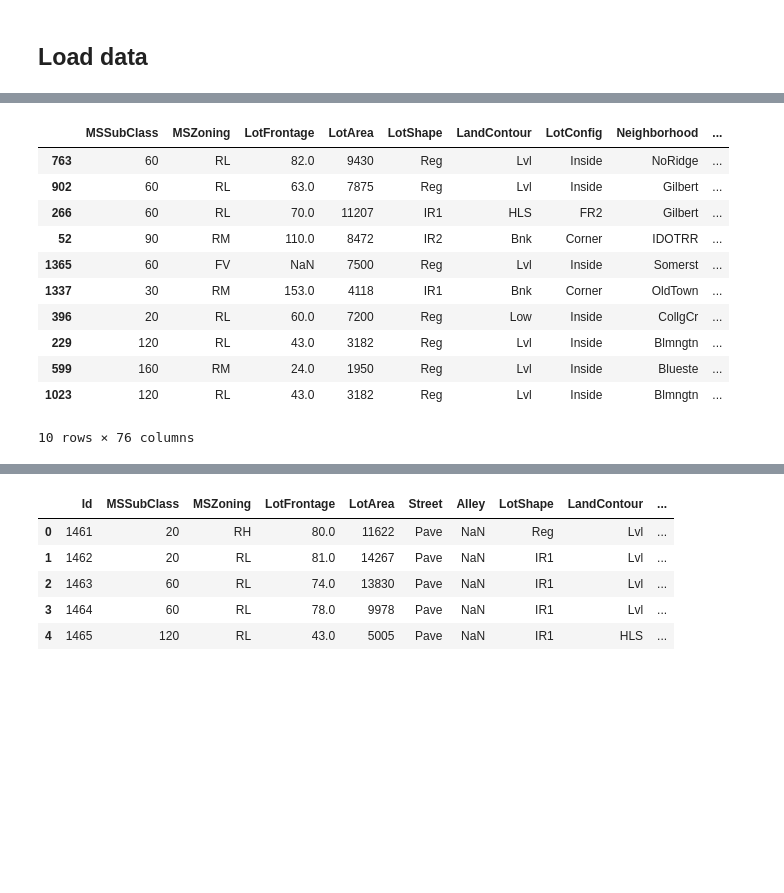
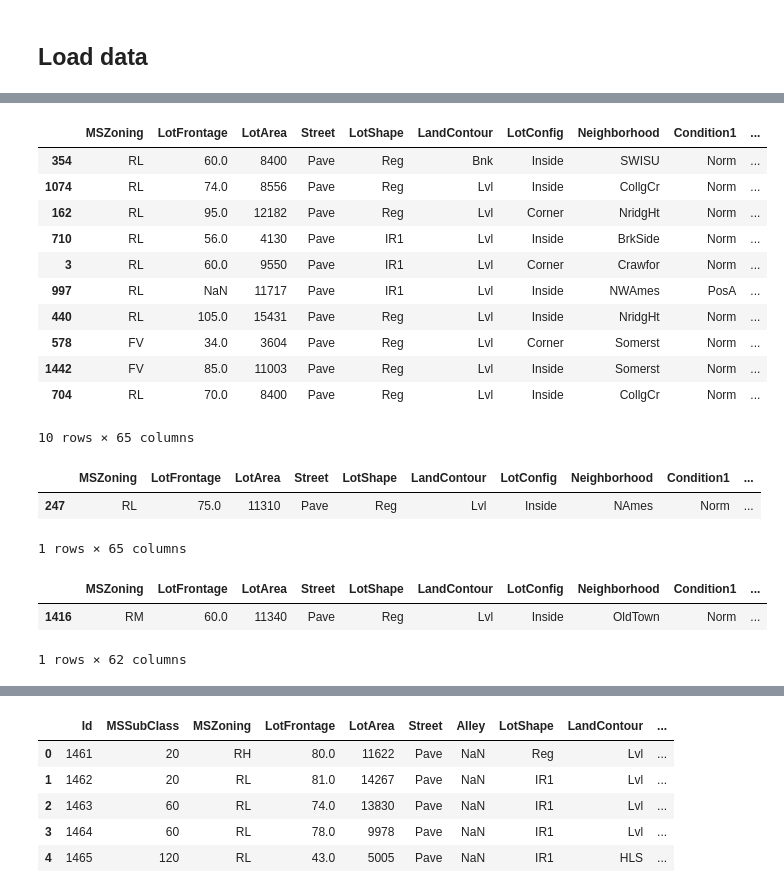
Before and after one commit to taos15/house_sale_prediction, a Jupyter notebook: notebooks/main_notebook_advanced.ipynb, the cells around one changed output, grey strips where cells are left out. Saved outputs shown, nothing was run; the diff lists cells and outputs as text; code cells hidden in the pictures; blank space fills up the shorter version.

```diff
--- a/notebooks/main_notebook_advanced.ipynb
+++ b/notebooks/main_notebook_advanced.ipynb
@@ -27,3 +24,21 @@ import scipy.stats as stats
 import seaborn as sns
 # %% [markdown]
 ## Load data
+# %%
+col_to_drop = [
+    "Alley",
+    "Utilities",
+    "LandSlope",
+    "MSSubClass",
+    "OpenPorchSF",
+    "BsmtHalfBath",
+    "BsmtFinSF1",
+    "BsmtFinSF2",
+    "BsmtUnfSF",
+    "MiscVal",
+    "MoSold",
+    "LowQualFinSF",
+    "EnclosedPorch",
+    "GrLivArea",
+    "3SsnPorch",
+]
@@ -30,24 +90,30 @@ import seaborn as sns
 # %%
-data = pd.read_csv("../data/house-prices-advanced-regression-techniques/train.csv")
-test_data = pd.read_csv("../data/house-prices-advanced-regression-techniques/test.csv")
 # data.set_index("Id", inplace=True)
 data.drop(inplace=True, columns=["Id"])
 # test_data.dropna(inplace=True)
 
 # drop columns
-data = data.drop(columns=["Street","Alley","Utilities","LandSlope"])
+data = data.drop(columns=col_to_drop)
 
 data.sample(10)
 # %% [output]
-|  | MSSubClass | MSZoning | LotFrontage | LotArea | LotShape | LandContour | LotConfig | Neighborhood | ... |
-| 763 | 60 | RL | 82.0 | 9430 | Reg | Lvl | Inside | NoRidge | ... |
-| 902 | 60 | RL | 63.0 | 7875 | Reg | Lvl | Inside | Gilbert | ... |
-| 266 | 60 | RL | 70.0 | 11207 | IR1 | HLS | FR2 | Gilbert | ... |
-| 52 | 90 | RM | 110.0 | 8472 | IR2 | Bnk | Corner | IDOTRR | ... |
-| 1365 | 60 | FV | NaN | 7500 | Reg | Lvl | Inside | Somerst | ... |
-| 1337 | 30 | RM | 153.0 | 4118 | IR1 | Bnk | Corner | OldTown | ... |
-| 396 | 20 | RL | 60.0 | 7200 | Reg | Low | Inside | CollgCr | ... |
-| 229 | 120 | RL | 43.0 | 3182 | Reg | Lvl | Inside | Blmngtn | ... |
-| 599 | 160 | RM | 24.0 | 1950 | Reg | Lvl | Inside | Blueste | ... |
-| 1023 | 120 | RL | 43.0 | 3182 | Reg | Lvl | Inside | Blmngtn | ... |
+|  | MSZoning | LotFrontage | LotArea | Street | LotShape | LandContour | LotConfig | Neighborhood | Condition1 | ... |
+| 354 | RL | 60.0 | 8400 | Pave | Reg | Bnk | Inside | SWISU | Norm | ... |
+| 1074 | RL | 74.0 | 8556 | Pave | Reg | Lvl | Inside | CollgCr | Norm | ... |
+| 162 | RL | 95.0 | 12182 | Pave | Reg | Lvl | Corner | NridgHt | Norm | ... |
+| 710 | RL | 56.0 | 4130 | Pave | IR1 | Lvl | Inside | BrkSide | Norm | ... |
+| 3 | RL | 60.0 | 9550 | Pave | IR1 | Lvl | Corner | Crawfor | Norm | ... |
+| 997 | RL | NaN | 11717 | Pave | IR1 | Lvl | Inside | NWAmes | PosA | ... |
+| 440 | RL | 105.0 | 15431 | Pave | Reg | Lvl | Inside | NridgHt | Norm | ... |
+| 578 | FV | 34.0 | 3604 | Pave | Reg | Lvl | Corner | Somerst | Norm | ... |
+| 1442 | FV | 85.0 | 11003 | Pave | Reg | Lvl | Inside | Somerst | Norm | ... |
+| 704 | RL | 70.0 | 8400 | Pave | Reg | Lvl | Inside | CollgCr | Norm | ... |
-10 rows × 76 columns
+10 rows × 65 columns
+# %%
+# Only normal sales
+data = data[data["SaleCondition"] == "Normal"]
+data.sample(1)
+# %% [output]
+|  | MSZoning | LotFrontage | LotArea | Street | LotShape | LandContour | LotConfig | Neighborhood | Condition1 | ... |
+| 247 | RL | 75.0 | 11310 | Pave | Reg | Lvl | Inside | NAmes | Norm | ... |
+1 rows × 65 columns
@@ -54 +142,9 @@ data.sample(10)
+# %%
+# Only aim for house 500k or bellow
+data = data[data["SalePrice"] <= 560000]
+data.sample(1)
+# %% [output]
+|  | MSZoning | LotFrontage | LotArea | Street | LotShape | LandContour | LotConfig | Neighborhood | Condition1 | ... |
+| 1416 | RM | 60.0 | 11340 | Pave | Reg | Lvl | Inside | OldTown | Norm | ... |
+1 rows × 62 columns
 # %%
```
Also changed, not shown: parts of 38 cells of this notebook, 1 other file.
